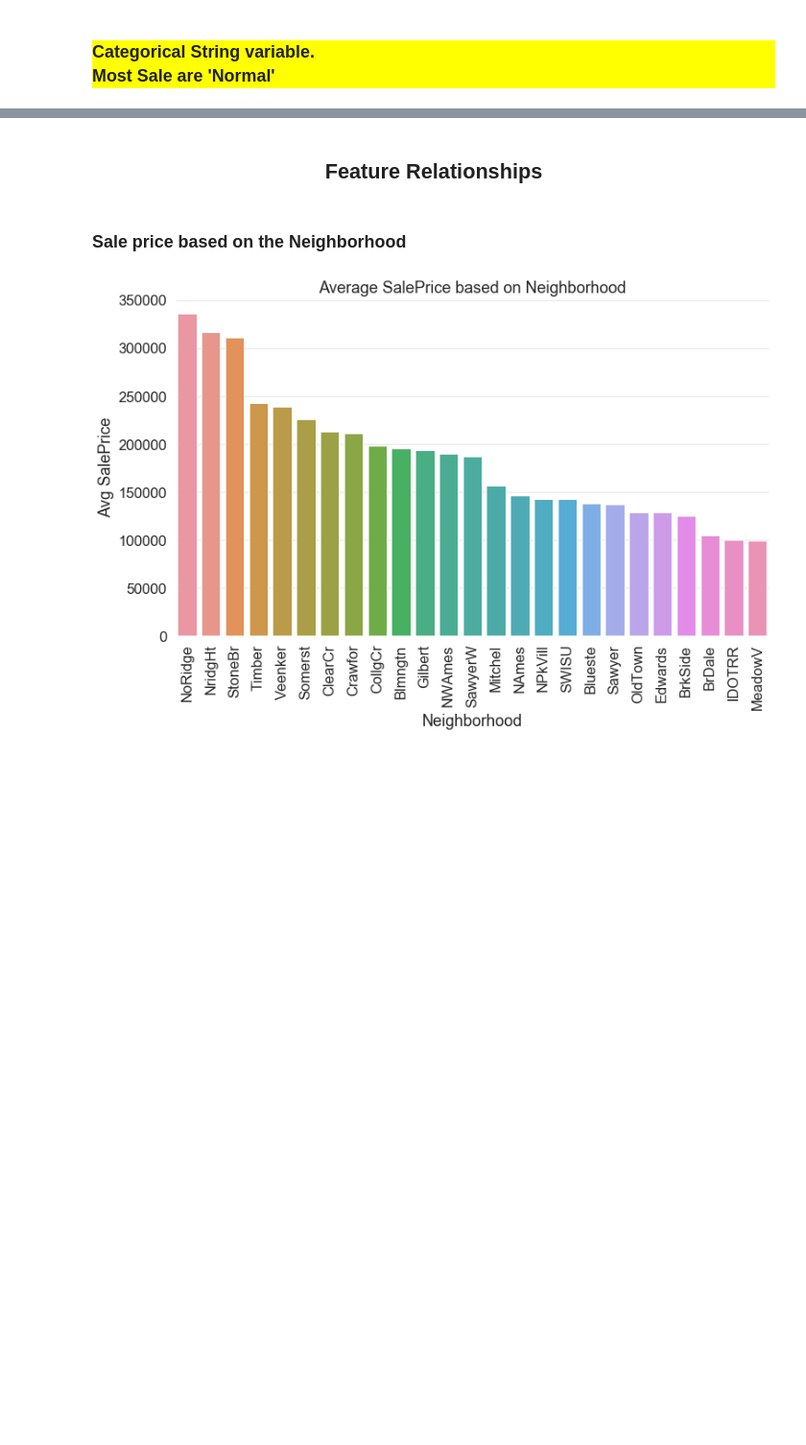
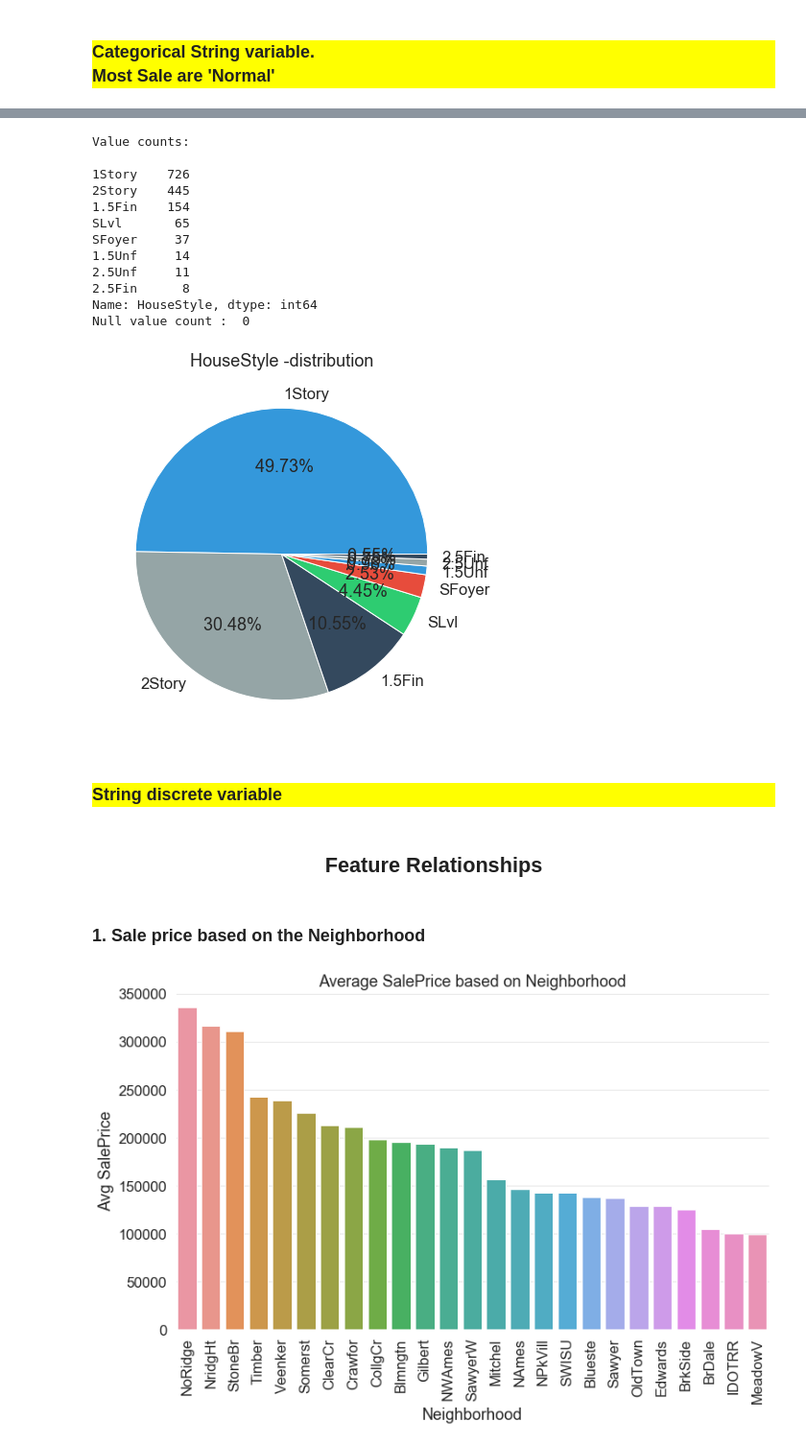
Before and after one commit to ajithcl/HousePricePrediction, a Jupyter notebook: HousePricePrediction.ipynb, the cells around one changed output, grey strips where cells are left out. Shown at 96% size. Drawn from its saved outputs; the diff is of its cells as text; code cells hidden in the pictures; blank space fills up the shorter version.

```diff
--- a/HousePricePrediction.ipynb
+++ b/HousePricePrediction.ipynb
@@ -2114,7 +2135,27 @@ Most Sale are 'Normal'
+# %%
+str_discrete_analysis(df_train.HouseStyle)
+# %% [output]
+Value counts:
+
+1Story    726
+2Story    445
+1.5Fin    154
+SLvl       65
+SFoyer     37
+1.5Unf     14
+2.5Unf     11
+2.5Fin      8
+Name: HouseStyle, dtype: int64
+Null value count :  0
+[figure, added]
+# %% [markdown]
+<h3 style='background-color:yellow'>
+String discrete variable
+</h3>
 # %% [markdown]
 ## <center>Feature Relationships</center>
 # %% [markdown]
-### Sale price based on the Neighborhood
+### 1. Sale price based on the Neighborhood
 # %%
 grp_neighbrhd=df_train.groupby("Neighborhood")
 # %%
```
Also changed, not shown: parts of 99 cells of this notebook.
